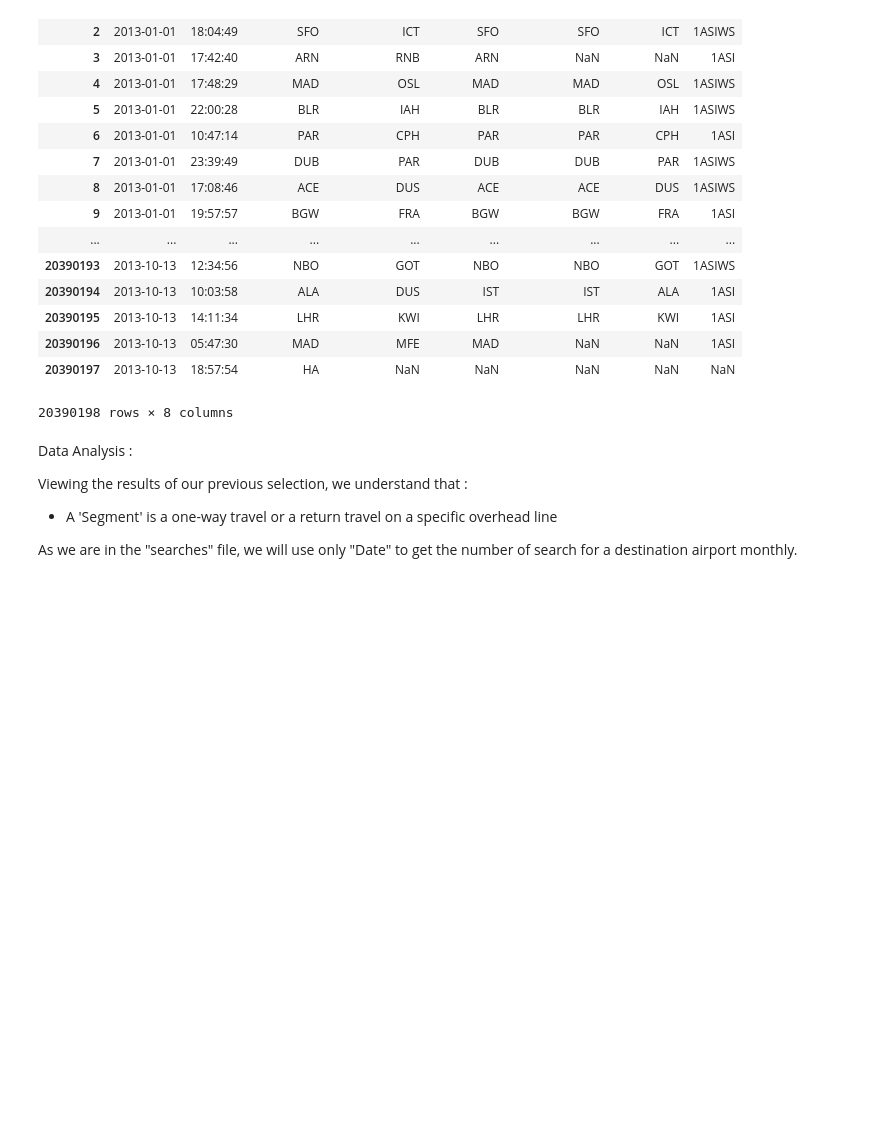
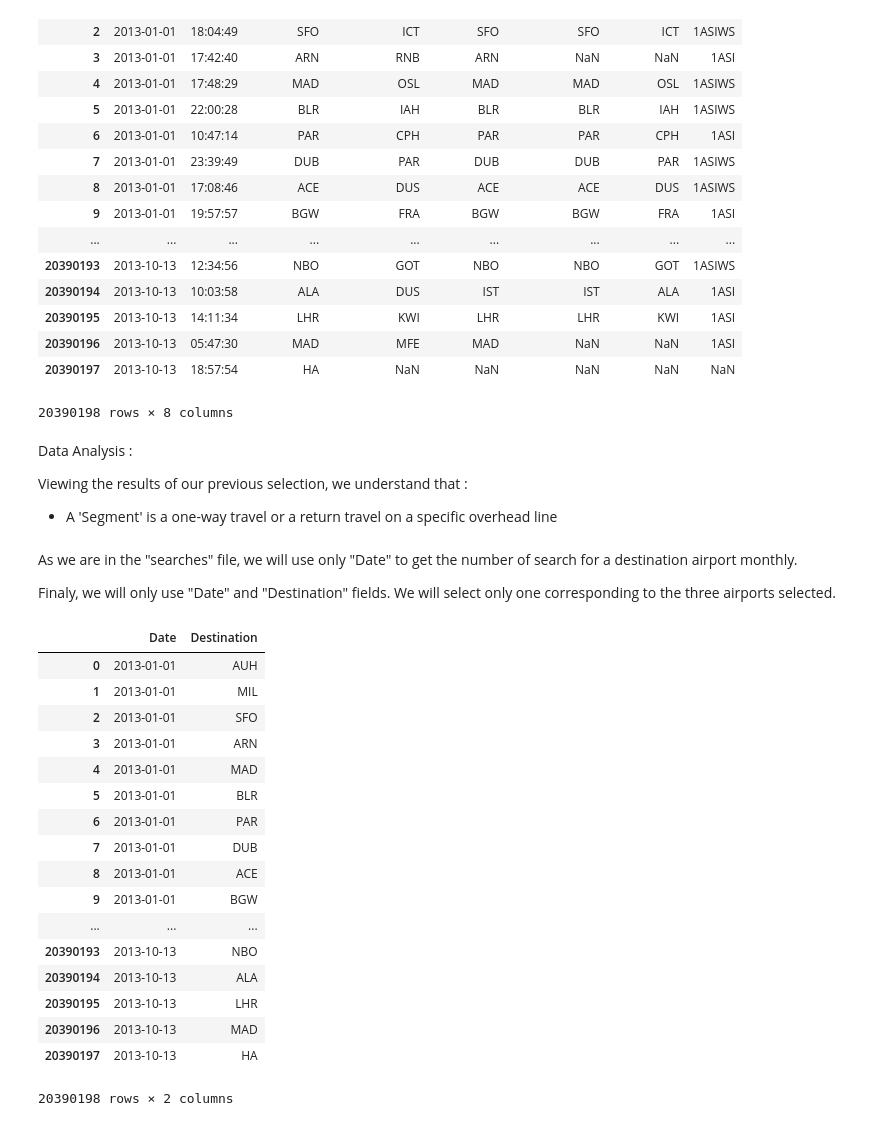
Before and after one commit to jangeloni/challenge_amadeus, a Jupyter notebook: third_exercise.ipynb, the cells around one changed output. Saved outputs shown, nothing was run; the diff lists cells and outputs as text; code cells hidden in the pictures; blank space fills up the shorter version.

Commit message:
FIRST STEP FOR THE CREATION OF THE FINAL STRUCTURE

```diff
--- a/third_exercise.ipynb
+++ b/third_exercise.ipynb
@@ -91,5 +95,32 @@ Viewing the results of our previous selection, we understand that :
 
 
 *   A 'Segment' is a one-way travel or a return travel on a specific overhead line
-
-As we are in the "searches" file, we will use only "Date" to get the number of search for a destination airport monthly.
+# %% [markdown]
+As we are in the "searches" file, we will use only "Date" to get the number of search for a destination airport monthly.
+
+Finaly, we will only use "Date" and "Destination" fields. We will select only one corresponding to the three airports selected.
+# %%
+#GENERATE USEFULL STRUCTURE
+cols = ['Date','Destination']
+SEARCHES_DF_DEST = pd.read_csv(SEARCHES, error_bad_lines=False, encoding='UTF8', sep='^', usecols=cols)
+# %%
+SEARCHES_DF_DEST
+# %% [output]
+|  | Date | Destination |
+| 0 | 2013-01-01 | AUH |
+| 1 | 2013-01-01 | MIL |
+| 2 | 2013-01-01 | SFO |
+| 3 | 2013-01-01 | ARN |
+| 4 | 2013-01-01 | MAD |
+| 5 | 2013-01-01 | BLR |
+| 6 | 2013-01-01 | PAR |
+| 7 | 2013-01-01 | DUB |
+| 8 | 2013-01-01 | ACE |
+| 9 | 2013-01-01 | BGW |
+| ... | ... | ... |
+| 20390193 | 2013-10-13 | NBO |
+| 20390194 | 2013-10-13 | ALA |
+| 20390195 | 2013-10-13 | LHR |
+| 20390196 | 2013-10-13 | MAD |
+| 20390197 | 2013-10-13 | HA |
+20390198 rows × 2 columns
```
Also changed, not shown: parts of 2 cells of this notebook.
